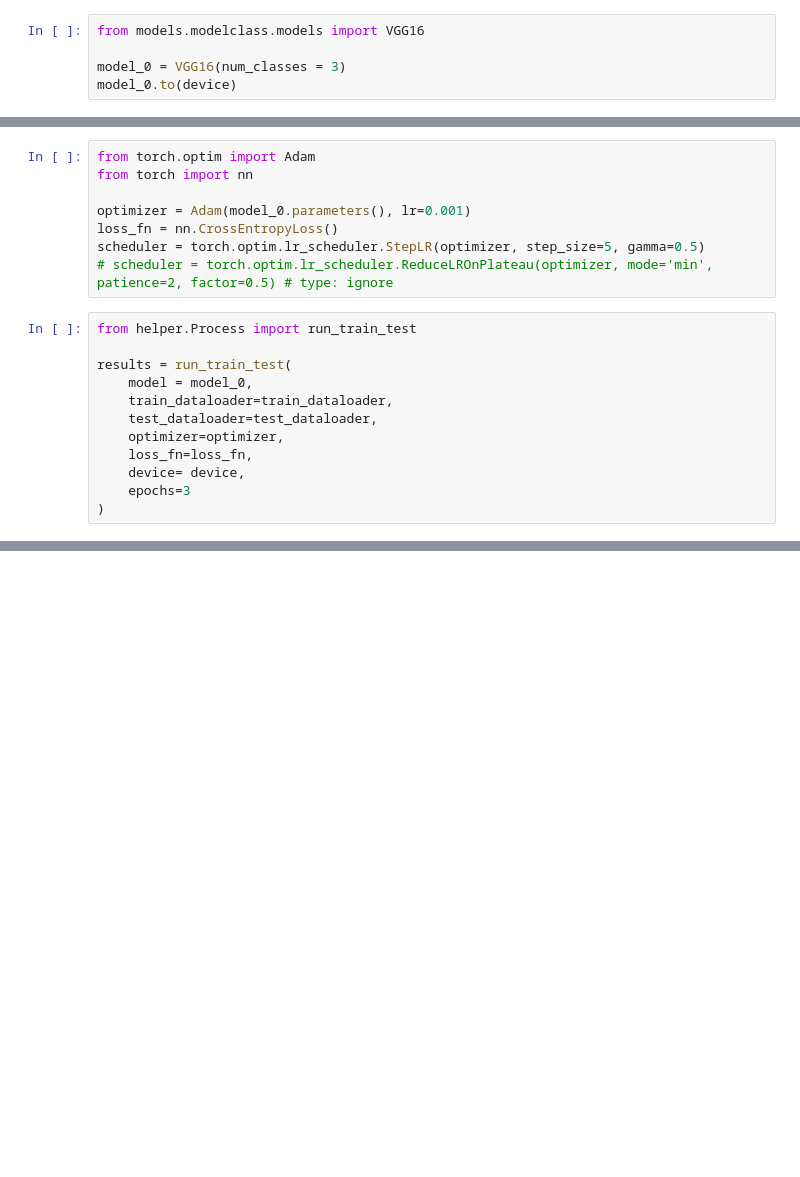
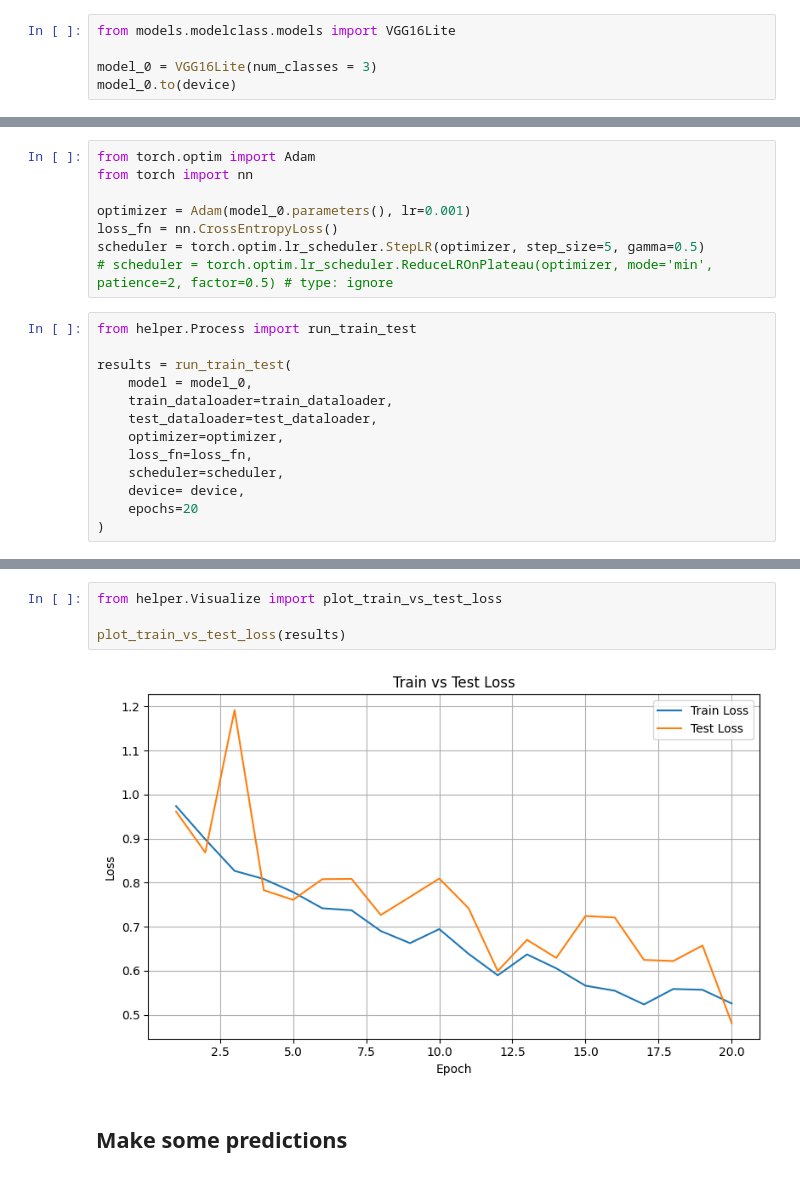
Before and after one commit to codewizard-2004/PyTorch-Image-Recognition, a Jupyter notebook: src/notebooks/vggmodel.ipynb, the cells around one changed output, grey strips where cells are left out. Cells and saved outputs as stored; diff of their text form; blank space fills up the shorter version.

```diff
--- a/src/notebooks/vggmodel.ipynb
+++ b/src/notebooks/vggmodel.ipynb
@@ -16,8 +16,8 @@ device(type='cuda')
 # %% [markdown]
 # Importing the model
 # %%
-from models.modelclass.models import VGG16
+from models.modelclass.models import VGG16Lite
 
-model_0 = VGG16(num_classes = 3)
+model_0 = VGG16Lite(num_classes = 3)
 model_0.to(device)
 # %% [output]
@@ -193,8 +193,9 @@ results = run_train_test(
     test_dataloader=test_dataloader,
     optimizer=optimizer,
     loss_fn=loss_fn,
+    scheduler=scheduler,
     device= device,
-    epochs=3
+    epochs=20
 )
 # %% [output]
 starting....
@@ -206,0 +240,8 @@ Epoch:2 Train Loss:8.5611       Train Acc:0.5040        Test Loss:10.0608
+# %%
+from helper.Visualize import plot_train_vs_test_loss
+
+plot_train_vs_test_loss(results)
+# %% [output]
+[figure, added]
+# %% [markdown]
+## Make some predictions
```
Also changed, not shown: parts of 8 cells of this notebook.
